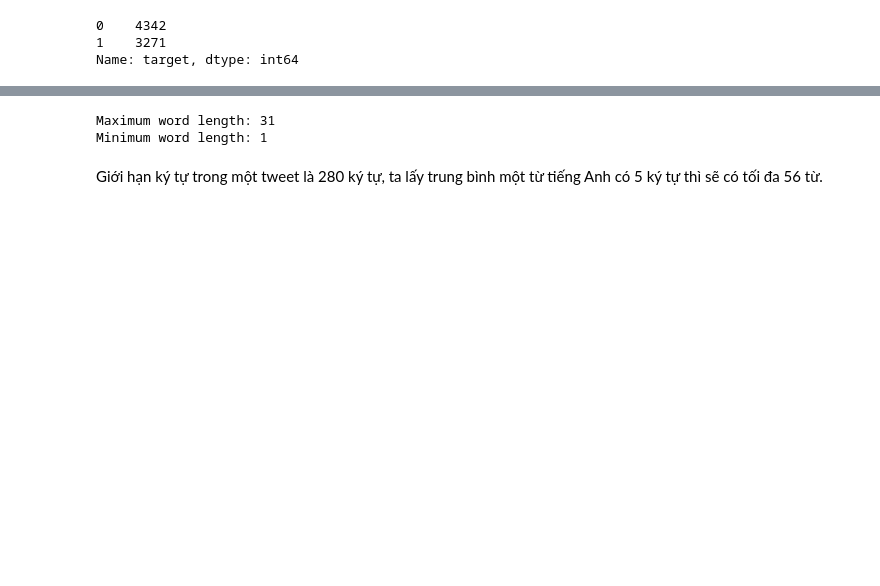
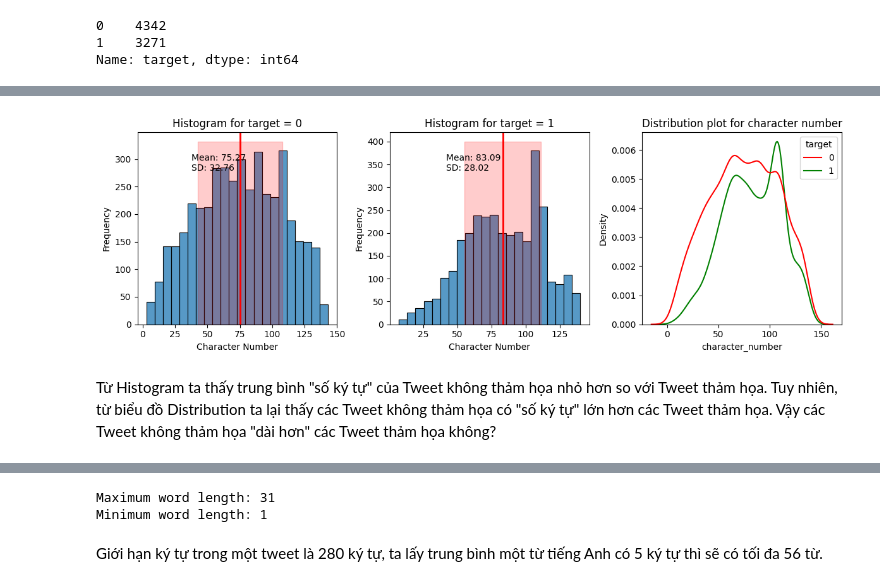
Before and after one commit to tungbtt/Project_PTDLTM, a Jupyter notebook: notebook.ipynb, the cells around one changed output, grey strips where cells are left out. Saved outputs shown, nothing was run; the diff lists cells and outputs as text; code cells hidden in the pictures; blank space fills up the shorter version.

```diff
--- a/notebook.ipynb
+++ b/notebook.ipynb
@@ -97,0 +290,3 @@ Requirement already satisfied: mpmath>=0.19 in c:\users\tungb\anaconda3\lib\site
+# %%
+df['character_number'] = df['text'].str.len()
+df.head()
@@ -97,0 +300,25 @@ Requirement already satisfied: mpmath>=0.19 in c:\users\tungb\anaconda3\lib\site
+# %%
+fig, axes = plt.subplots(nrows=1, ncols=3, figsize=(12, 4))
+
+for i in range(2):
+    character_number_i = df[df['target'] == i]['character_number']
+    mean_i = character_number_i.mean()
+    std_i = character_number_i.std()
+
+    sns.histplot(character_number_i, ax=axes[i])
+    axes[i].axvline(mean_i, color='red', linewidth=2)
+    axes[i].fill_betweenx([0, axes[i].get_ylim()[1]], mean_i - std_i, mean_i + std_i, color='red', alpha=0.2)
+    axes[i].annotate(f'Mean: {mean_i:.2f}\nSD: {std_i:.2f}', xy=(mean_i*0.5, axes[i].get_ylim()[1]*0.8))
+    axes[i].set_title(f"Histogram for target = {i}")
+    axes[i].set_xlabel('Character Number')
+    axes[i].set_ylabel('Frequency')
+
+sns.kdeplot(data=df, x='character_number', hue='target', palette=['red', 'green'], ax=axes[2])
+axes[2].set_title('Distribution plot for character number')
+
+plt.tight_layout()
+plt.show()
+# %% [output]
+[figure, added]
+# %% [markdown]
+Từ Histogram ta thấy trung bình "số ký tự" của Tweet không thảm họa nhỏ hơn so với Tweet thảm họa. Tuy nhiên, từ biểu đồ Distribution ta lại thấy các Tweet không thảm họa có "số ký tự" lớn hơn các Tweet thảm họa. Vậy các Tweet không thảm họa "dài hơn" các Tweet thảm họa không?
```
Also changed, not shown: parts of 186 cells of this notebook.
